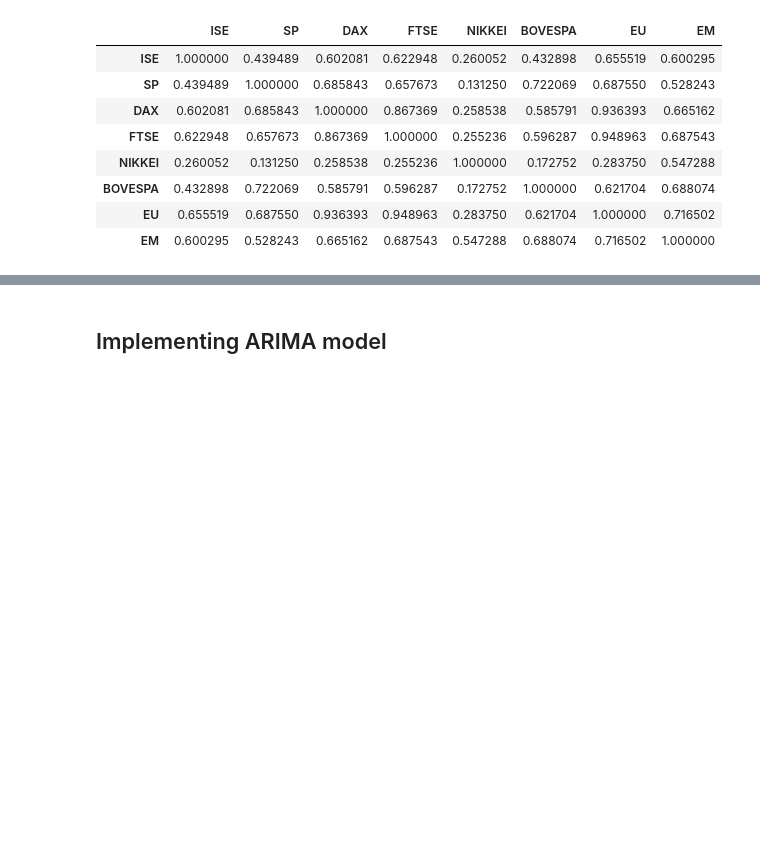
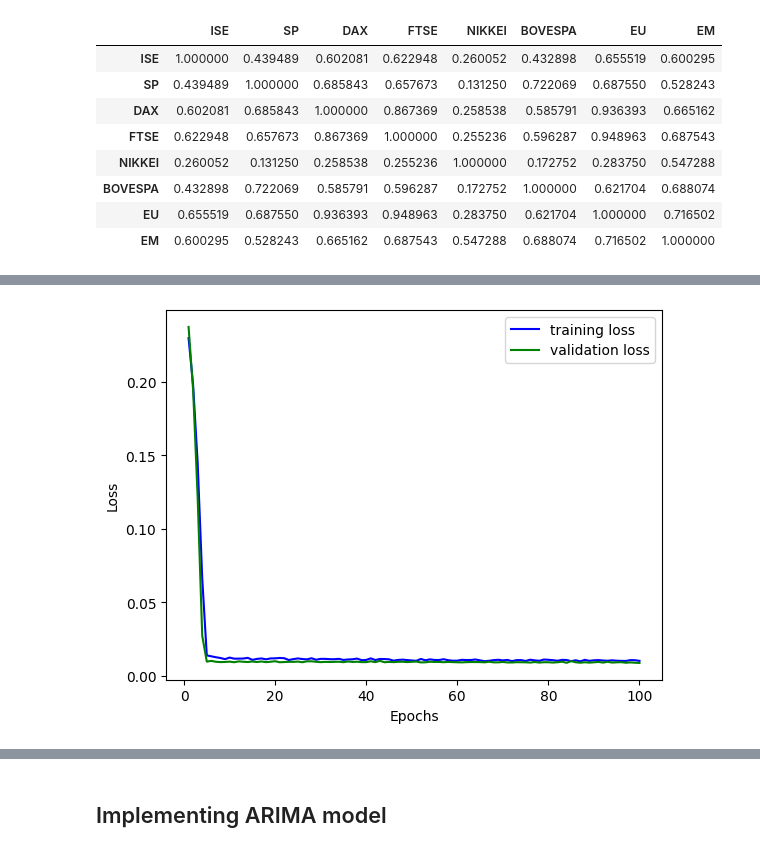
Before and after one commit to RaghavendhraRao/stock_market_prediction_ISE_DSFP, a Jupyter notebook: ds_final_proj_stock_market_colab.ipynb, the cells around one changed output, grey strips where cells are left out. Cells and saved outputs as stored; diff of their text form; code cells hidden in the pictures; blank space fills up the shorter version.

Commit message:
LSTM code updated, feature_extraction, comparing results

```diff
--- a/ds_final_proj_stock_market_colab.ipynb
+++ b/ds_final_proj_stock_market_colab.ipynb
@@ -498,0 +509,4 @@ y_test
+# %%
+# Reshape the normalized data by adding a timestep dimension
+fe_norm_x_train = fe_norm_x_train.reshape((fe_norm_x_train.shape[0], 1, fe_norm_x_train.shape[1]))
+fe_norm_x_test = fe_norm_x_test.reshape((fe_norm_x_test.shape[0], 1, fe_norm_x_test.shape[1]))
@@ -498,0 +567,4 @@ y_test
+# %%
+# train the model
+history1 = fe_lstm_model.fit(fe_norm_x_train, fe_norm_y_train, epochs=100, batch_size=16,
+                         validation_split=0.2, verbose=1)
@@ -498,0 +589,22 @@ y_test
+# %%
+#Access the training data  to check the loss and MAE
+training_hist = history1.history
+
+# evaluate model
+train_loss, train_mean_absolute_error = fe_lstm_model.evaluate(fe_norm_x_test, fe_norm_y_test)
+print("\n")
+print("training loss: ", train_loss)
+
+
+
+# visualize the training loss and validation loss from training hstory
+training_loss = training_hist['loss']
+training_val_loss = training_hist['val_loss']
+training_epochs = range(1, len(training_loss)+1)
+plt.plot(training_epochs, training_loss, 'b', label='training loss')
+plt.plot(training_epochs, training_val_loss, 'g', label='validation loss')
+plt.xlabel("Epochs")
+plt.ylabel("Loss")
+plt.legend()
+plt.show()
+# %% [output]
@@ -498,0 +615 @@ y_test
+[figure, added]
```
Also changed, not shown: parts of 37 cells of this notebook.
